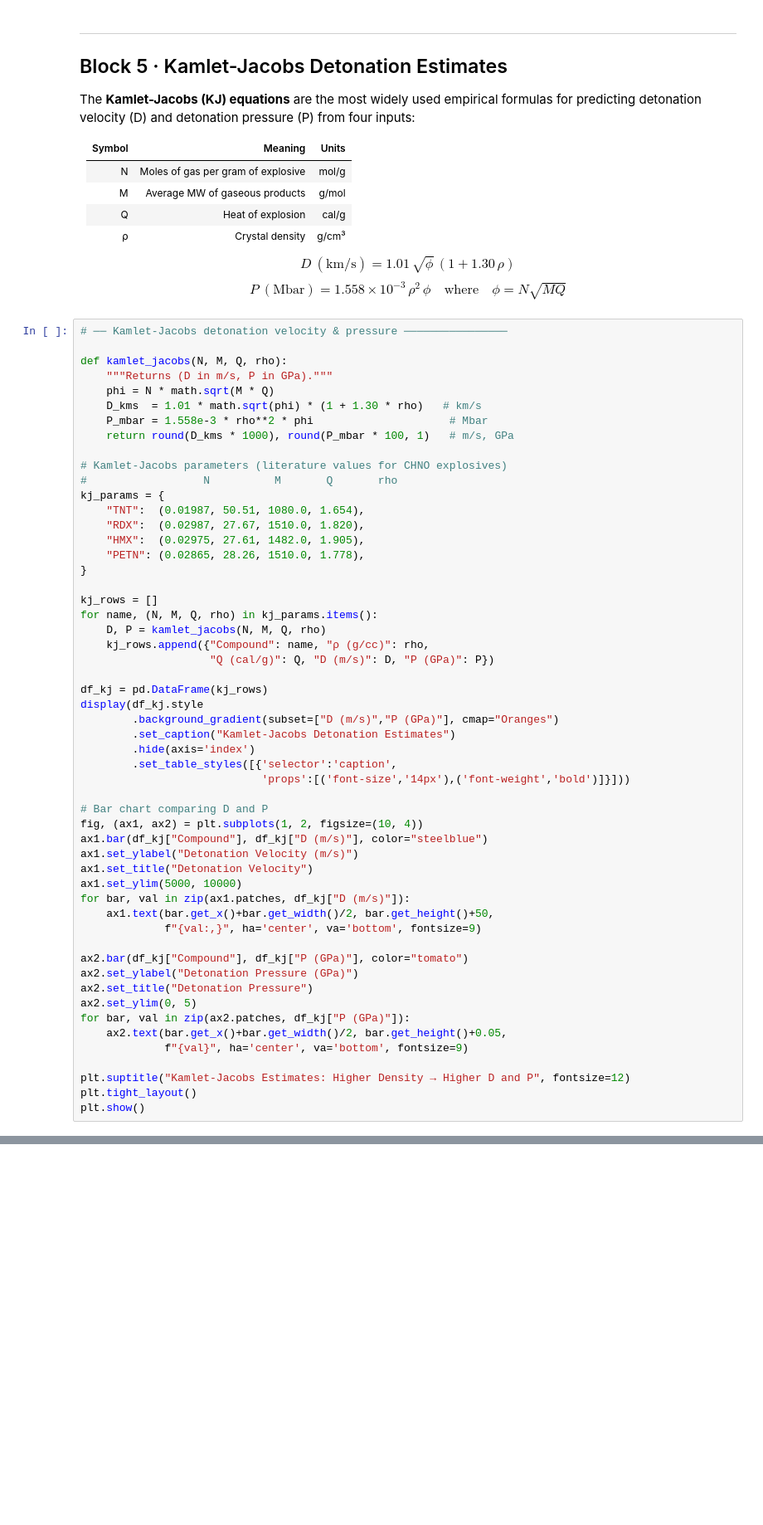
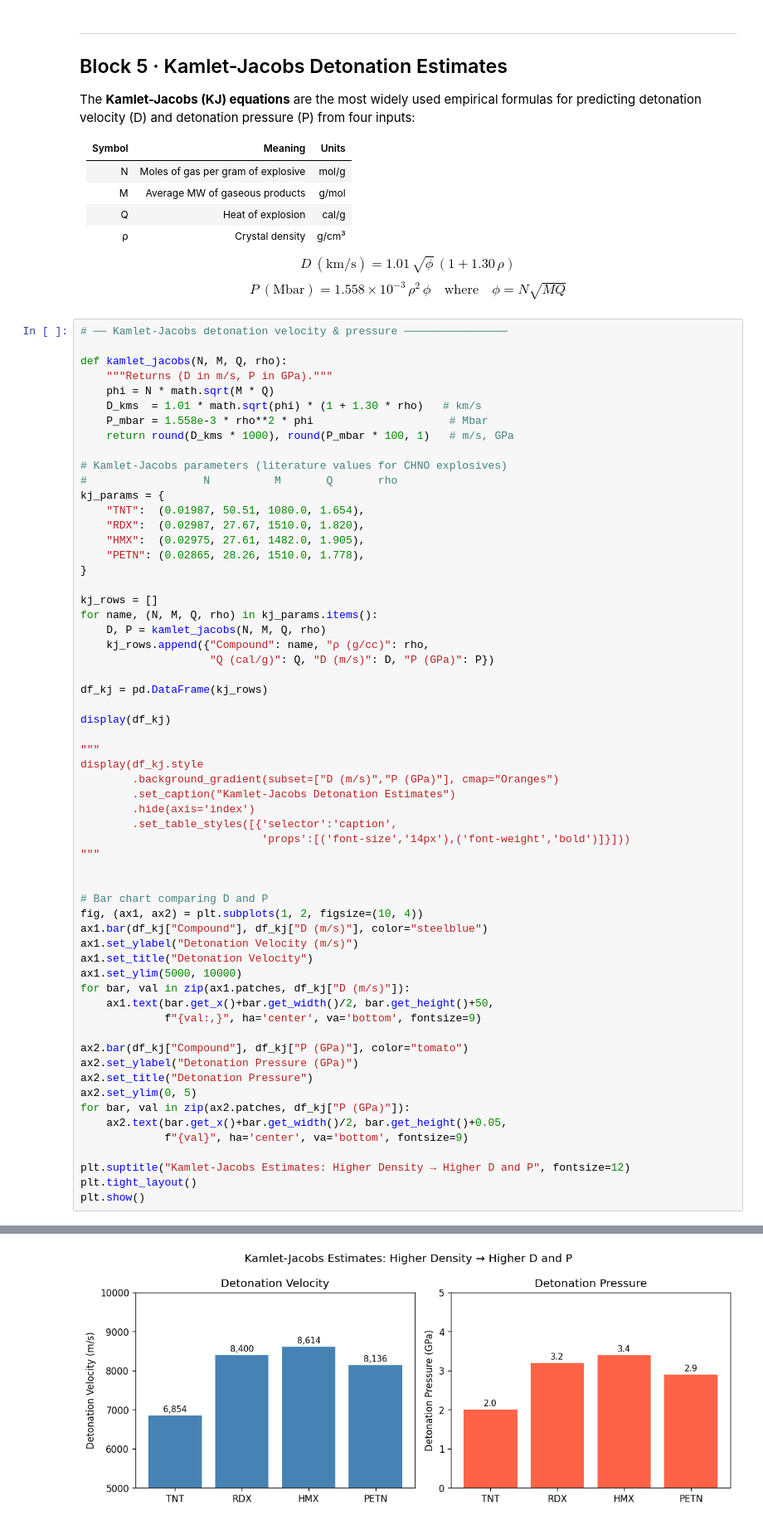
Before and after one commit to karthincl/hemscreener, a Jupyter notebook: Chapter1_HighEnergyMaterials.ipynb, the cells around one changed output, grey strips where cells are left out. Shown at 83% size. Cells and saved outputs as stored; diff of their text form; blank space fills up the shorter version.

```diff
--- a/Chapter1_HighEnergyMaterials.ipynb
+++ b/Chapter1_HighEnergyMaterials.ipynb
@@ -314,12 +364,18 @@ for name, (N, M, Q, rho) in kj_params.items():
                     "Q (cal/g)": Q, "D (m/s)": D, "P (GPa)": P})
 
 df_kj = pd.DataFrame(kj_rows)
+
+display(df_kj)
+
+"""
 display(df_kj.style
         .background_gradient(subset=["D (m/s)","P (GPa)"], cmap="Oranges")
         .set_caption("Kamlet-Jacobs Detonation Estimates")
         .hide(axis='index')
         .set_table_styles([{'selector':'caption',
                             'props':[('font-size','14px'),('font-weight','bold')]}]))
+"""
+
 
 # Bar chart comparing D and P
 fig, (ax1, ax2) = plt.subplots(1, 2, figsize=(10, 4))
@@ -342,3 +398,4 @@ for bar, val in zip(ax2.patches, df_kj["P (GPa)"]):
 plt.suptitle("Kamlet-Jacobs Estimates: Higher Density → Higher D and P", fontsize=12)
 plt.tight_layout()
 plt.show()
+# %% [output]
@@ -345,3 +407,4 @@ plt.show()
+[figure, added]
 # %% [markdown]
 ---
 ## Block 6 · Plot: Sensitivity vs Detonation Velocity
```
Also changed, not shown: parts of 12 cells of this notebook, 4 other files.
